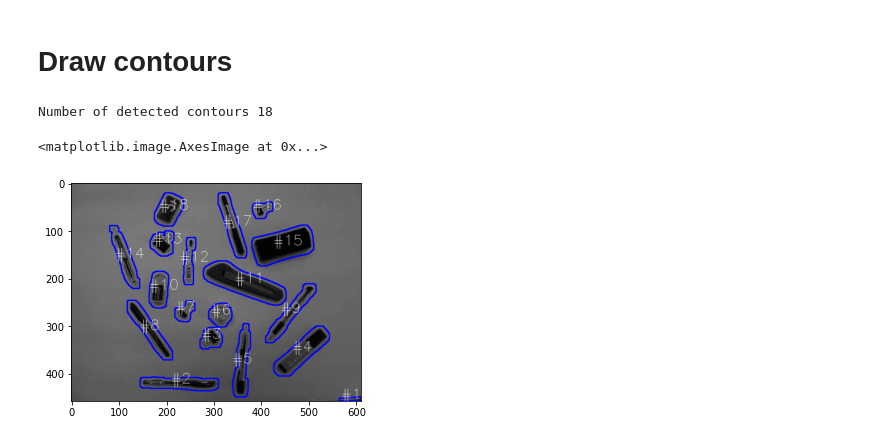
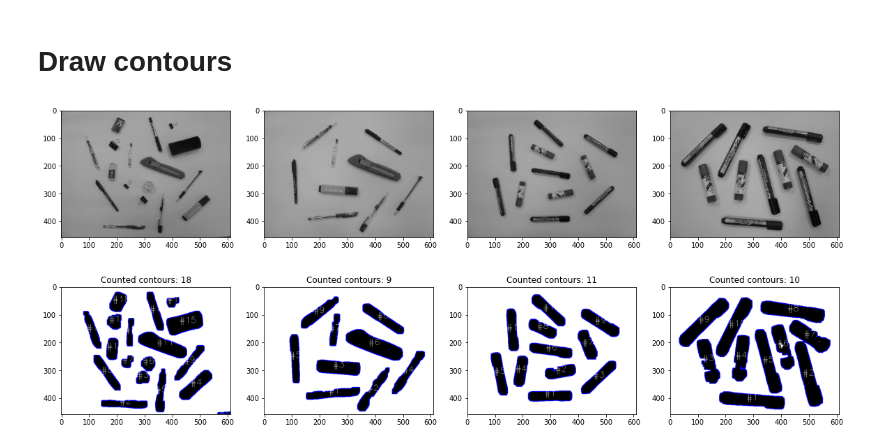
Before and after one commit to nvhoang55/Nhom-11__XLA__Project, a Jupyter notebook: bai-1/bai-1-set-2.ipynb, the cells around one changed output. Cells and saved outputs as stored; diff of their text form; code cells hidden in the pictures.

Commit message:
update: process and display all images each step

```diff
--- a/bai-1/bai-1-set-2.ipynb
+++ b/bai-1/bai-1-set-2.ipynb
@@ -35,0 +61,8 @@ plt.imshow(blur, cmap='gray')
+# %%
+def apply_gaussian_blur(image):
+    return cv.GaussianBlur(image, (7, 7), 0)
+
+
+images = list(map(apply_gaussian_blur, images))
+
+show_all_images(images)
@@ -59,5 +82,0 @@ plt.imshow(output_adapthresh, cmap='gray')
-# %%
-size = 11
-kernel = np.ones((size, size), np.uint8)
-output_erosion = cv.erode(output_adapthresh, kernel)
-plt.imshow(output_erosion, cmap='gray')
@@ -66,0 +88,8 @@ plt.imshow(output_erosion, cmap='gray')
+# %%
+def apply_morphological_erosion(image):
+    kernel = np.ones((11, 11), np.uint8)  #set 1
+    return cv.erode(image, kernel)
+
+images = list(map(apply_morphological_erosion, images))
+
+show_all_images(images)
@@ -87,16 +118,25 @@ def draw_contour(image, c, i):
 # %% [markdown]
 # Draw contours
 # %%
-contours, _ = cv.findContours(~output_erosion, cv.RETR_EXTERNAL, cv.CHAIN_APPROX_SIMPLE)
-output_contour = cv.cvtColor(current_image, cv.COLOR_GRAY2BGR)
-cv.drawContours(output_contour, contours, -1, (0, 0, 255), 2)
+titles = []
+def apply_find_contours(image):
 
-for (i, c) in enumerate(contours):
-    orig = draw_contour(output_contour, c, i)
+    contours, _ = cv.findContours(~image, cv.RETR_EXTERNAL, cv.CHAIN_APPROX_SIMPLE)
+    titles.append('Counted contours: ' + str(len(contours)))
 
-print("Number of detected contours", len(contours))
-plt.imshow(output_contour, cmap='gray')
+    # Draw contour
+    output_contour = cv.cvtColor(image, cv.COLOR_GRAY2BGR)
+    image = cv.drawContours(output_contour, contours, -1, (0, 0, 255), 2)
+
+    for (i, c) in enumerate(contours):
+        orig = draw_contour(image, c, i)
+
+    return image
+
+images = list(map(apply_find_contours, images))
+
+show_all_images(original_images)
+show_all_images(images, titles)
 # %% [output]
-Number of detected contours 18
-<matplotlib.image.AxesImage at 0x...>
-[figure, old version]
+[figure, new version]
+[figure, added]
```
Also changed, not shown: parts of 19 cells of this notebook, 1 other file.
